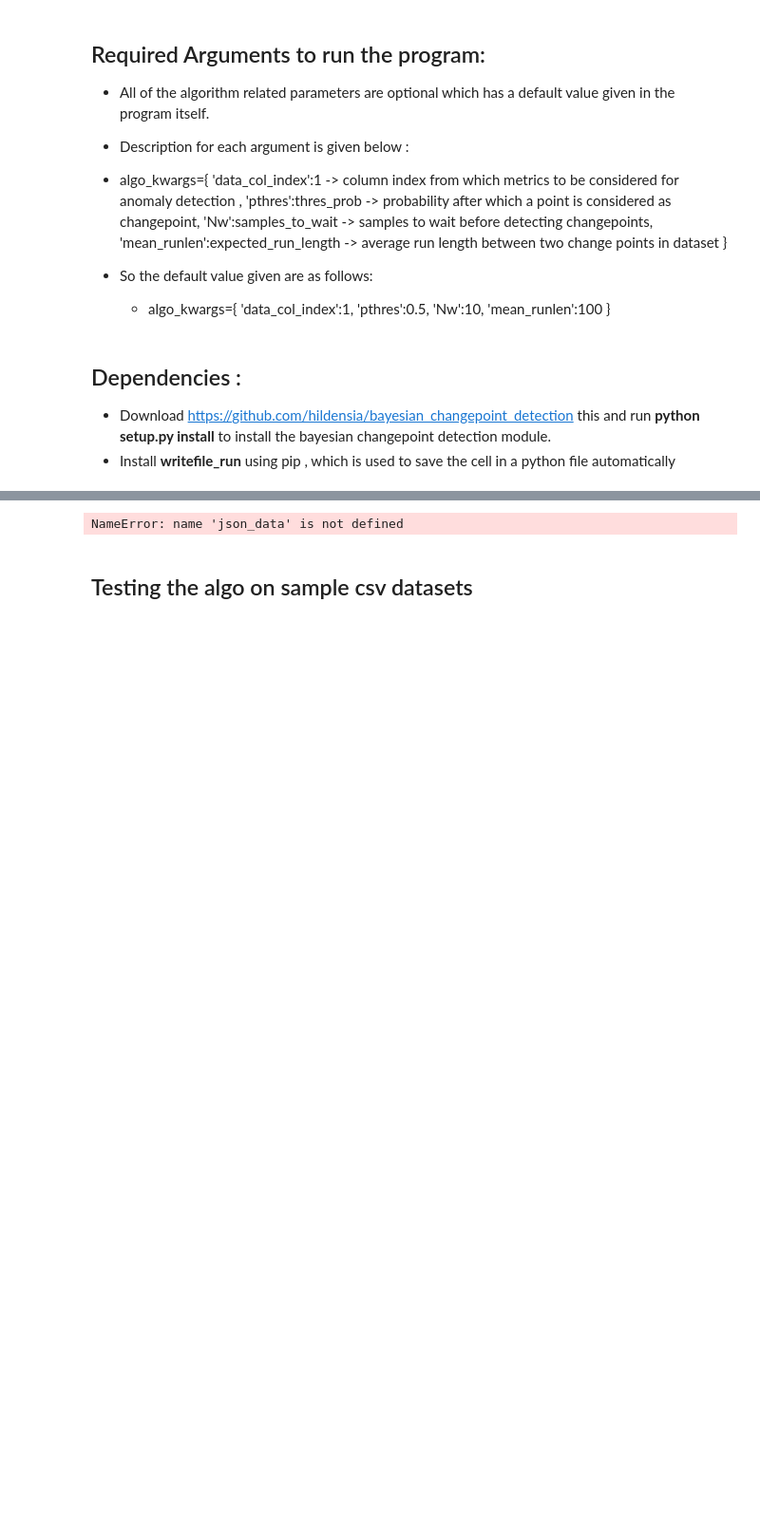
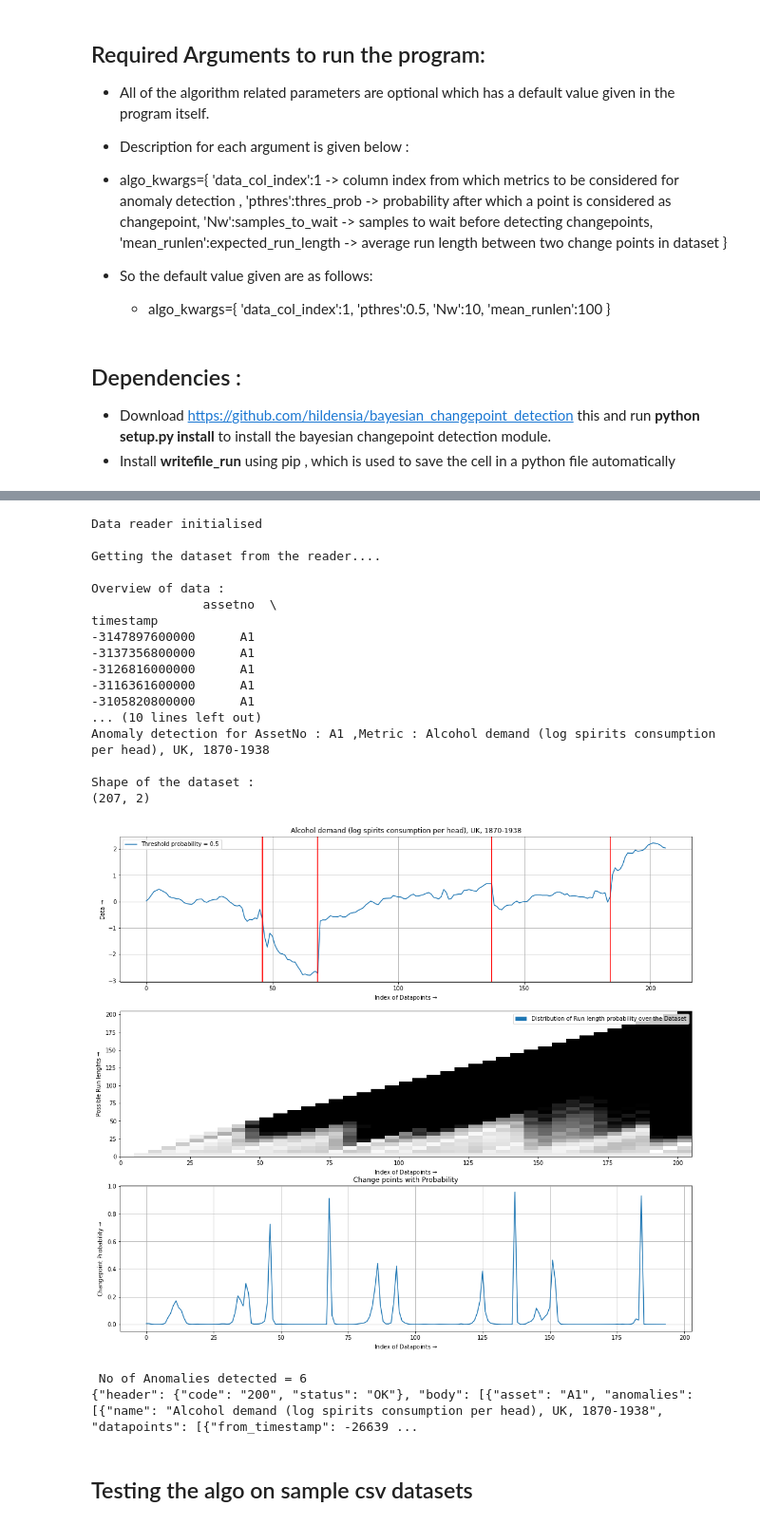
Before and after one commit to Rohithram/Bayesian-Changepoint-Detection, a Jupyter notebook: rohithram/Notebooks/bayesian_detector/anomaly_detection_using_bayes_cpt_deployable.ipynb, the cells around one changed output, grey strips where cells are left out. Shown at 95% size. Cells and saved outputs as stored; diff of their text form; code cells hidden in the pictures; blank space fills up the shorter version.

```diff
--- a/rohithram/Notebooks/bayesian_detector/anomaly_detection_using_bayes_cpt_deployable.ipynb
+++ b/rohithram/Notebooks/bayesian_detector/anomaly_detection_using_bayes_cpt_deployable.ipynb
@@ -86,13 +83,14 @@ algo_params_type ={
 %%writefile_run $filename -a
 
 
-def main(json_data,thres_prob=0.5,samples_to_wait=10,expected_run_length=100,to_plot=True):
+def main(filepath,thres_prob=0.5,samples_to_wait=10,expected_run_length=100,to_plot=True):
 
         '''
         Wrapper function which should be called inorder to run the anomaly detection, it has four parts :
 
-        *reader           - Class Data_reader defined in data_handler.py which takes in json string as input and parses json
-                            and gives list of dataframes, incase of any error it returns dictionary with error message
+        *reader           - Class Data_reader defined in data_handler.py which takes in filepath as string as
+                            input and groups the dataframe into list of dataframes, incase of any error it
+                            returns dictionary with error message
         *preprocessor     - preprocessors are defined in preprocessors.py, which takes in data and gives out processed
                             data
         *anomaly detector - Class Bayesian_Changept_Detector defined in bayesian_changept_detector.py, which takes in
@@ -148,7 +146,7 @@ def main(json_data,thres_prob=0.5,samples_to_wait=10,expected_run_length=100,to_
 
 
             # instanstiating the reader class with reader arguments
-            data_reader = Data_reader(json_data=json_data)
+            data_reader = Data_reader(filepath=filepath)
             #getting list of dataframes per asset if not empty
             #otherwise gives string 'Empty Dataframe'
             entire_data = data_reader.read()
@@ -165,6 +163,7 @@ def main(json_data,thres_prob=0.5,samples_to_wait=10,expected_run_length=100,to_
 
                 for i,data_per_asset in enumerate(entire_data):
                     assetno = pd.unique(data_per_asset['assetno'])[0]
+
                     data_per_asset[data_per_asset.columns[1:]] = normalise_standardise(data_per_asset[data_per_asset.columns[1:]])
                     print("Overview of data : \n{}\n".format(data_per_asset.head()))
 
@@ -172,7 +171,6 @@ def main(json_data,thres_prob=0.5,samples_to_wait=10,expected_run_length=100,to_
                         algo_kwargs['data_col_index'] = data_col
                         print("\nAnomaly detection for AssetNo : {} ,Metric : {}\n ".format(
                             assetno,data_per_asset.columns[data_col]))
-
 
                         anomaly_detector = bayesian_changept_detector.Bayesian_Changept_Detector(data_per_asset,
                                                                                                  assetno=assetno,
@@ -219,15 +217,35 @@ algo_kwargs =lambda: {
 # %%
 '''
 Dictionary of arguments given to wrapper function which executes this whole program for detecting changepoints
 and gives output json of anomaly timestamps
 '''
 
 reader_kwargs1 = reader_kwargs()
+filepath,feature_names = csv_helper.preparecsvtoread(**reader_kwargs1)
 algo_kwargs1 = algo_kwargs()
-res = main(json_data=json_data,**algo_kwargs1)
+res = main(filepath=filepath,**algo_kwargs1)
 print(res)
 # %% [output]
-NameError: name 'json_data' is not defined
+Data reader initialised
+
+Getting the dataset from the reader....
+
+Overview of data :
+               assetno  \
+timestamp
+-3147897600000      A1
+-3137356800000      A1
+-3126816000000      A1
+-3116361600000      A1
+-3105820800000      A1
+... (10 lines left out)
+Anomaly detection for AssetNo : A1 ,Metric : Alcohol demand (log spirits consumption per head), UK, 1870-1938
+
+Shape of the dataset :
+(207, 2)
+[figure, added]
+ No of Anomalies detected = 6
+{"header": {"code": "200", "status": "OK"}, "body": [{"asset": "A1", "anomalies": [{"name": "Alcohol demand (log spirits consumption per head), UK, 1870-1938", "datapoints": [{"from_timestamp": -26639 ...
 # %% [markdown]
 ## Testing the algo on sample csv datasets
 # %%
```
Also changed, not shown: parts of 2 cells of this notebook, 10 other files.
